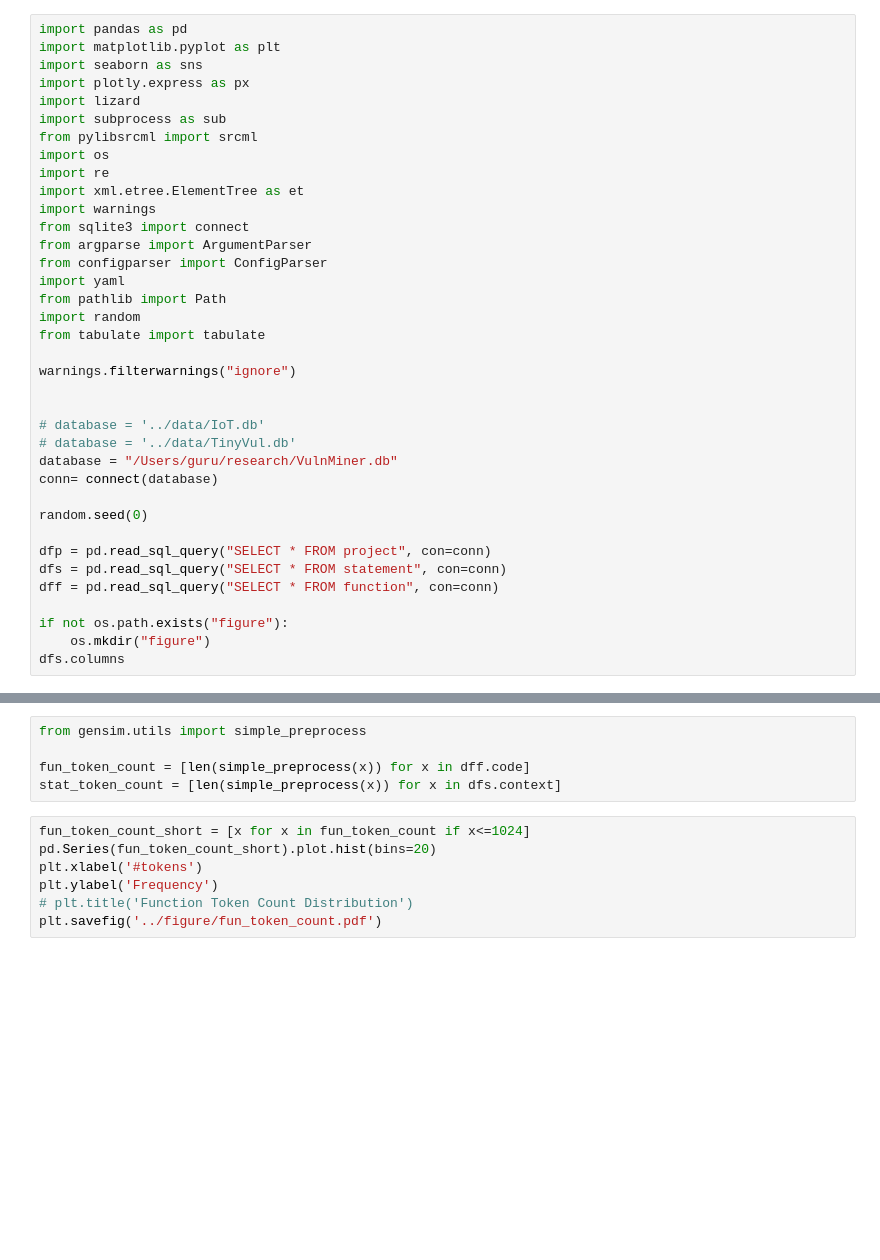
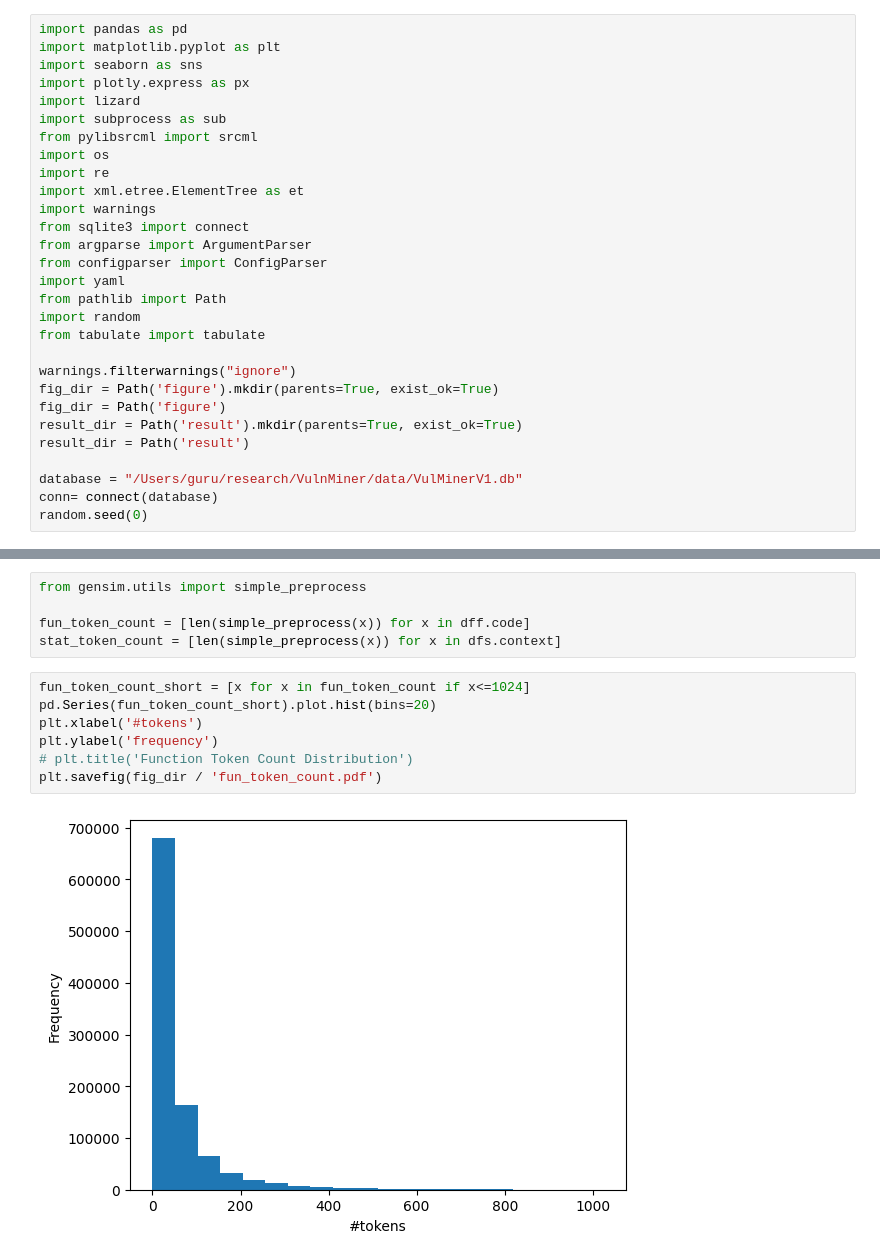
Before and after one commit to SmartSecLab/VulnMiner, a Jupyter notebook: statistics.ipynb, the cells around one changed output, grey strips where cells are left out. Cells and saved outputs as stored; diff of their text form; blank space fills up the shorter version.

Commit message:
fixed file name error and added figure and result

```diff
--- a/statistics.ipynb
+++ b/statistics.ipynb
@@ -23,19 +23,11 @@ import random
 from tabulate import tabulate
 
 warnings.filterwarnings("ignore")
+fig_dir = Path('figure').mkdir(parents=True, exist_ok=True)
+fig_dir = Path('figure')
+result_dir = Path('result').mkdir(parents=True, exist_ok=True)
+result_dir = Path('result')
 
-
-# database = '../data/IoT.db'
-# database = '../data/TinyVul.db'
-database = "/Users/guru/research/VulnMiner.db"
+database = "/Users/guru/research/VulnMiner/data/VulMinerV1.db"
 conn= connect(database)
-
 random.seed(0)
-
-dfp = pd.read_sql_query("SELECT * FROM project", con=conn)
-dfs = pd.read_sql_query("SELECT * FROM statement", con=conn)
-dff = pd.read_sql_query("SELECT * FROM function", con=conn)
-
-if not os.path.exists("figure"):
-    os.mkdir("figure")
-dfs.columns
@@ -268,7 +311,9 @@ stat_token_count = [len(simple_preprocess(x)) for x in dfs.context]
 # %%
 fun_token_count_short = [x for x in fun_token_count if x<=1024]
 pd.Series(fun_token_count_short).plot.hist(bins=20)
 plt.xlabel('#tokens')
-plt.ylabel('Frequency')
+plt.ylabel('frequency')
 # plt.title('Function Token Count Distribution')
-plt.savefig('../figure/fun_token_count.pdf')
+plt.savefig(fig_dir / 'fun_token_count.pdf')
+# %% [output]
+[figure, added]
```
Also changed, not shown: parts of 32 cells of this notebook, 11 other files.
